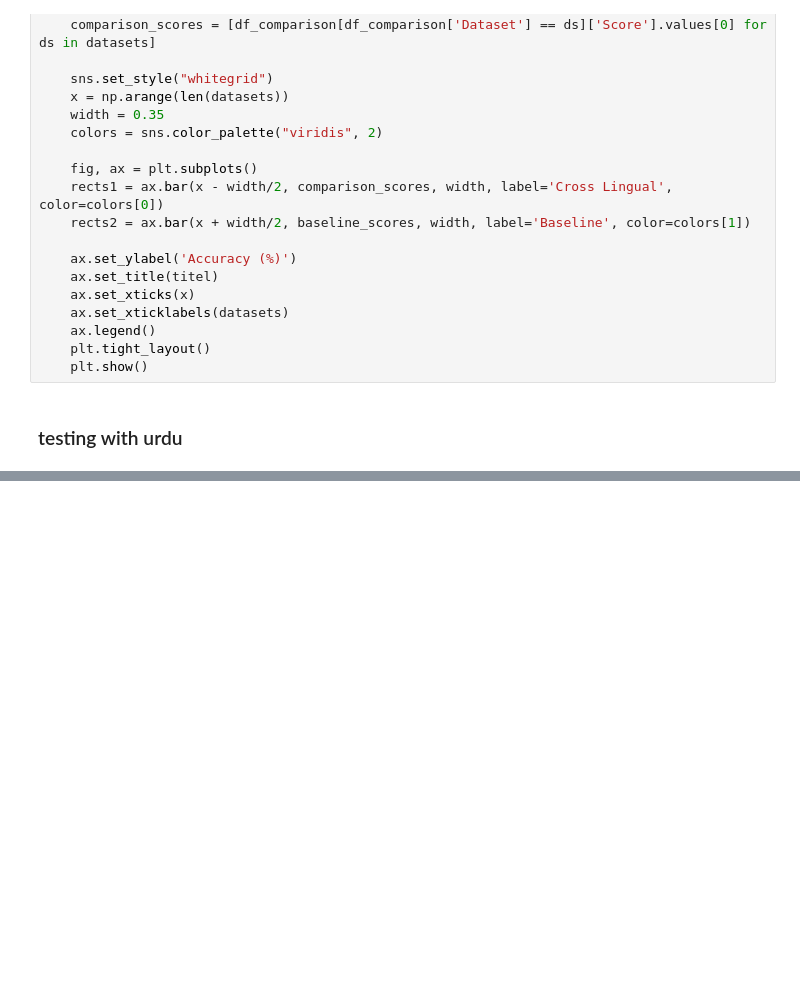
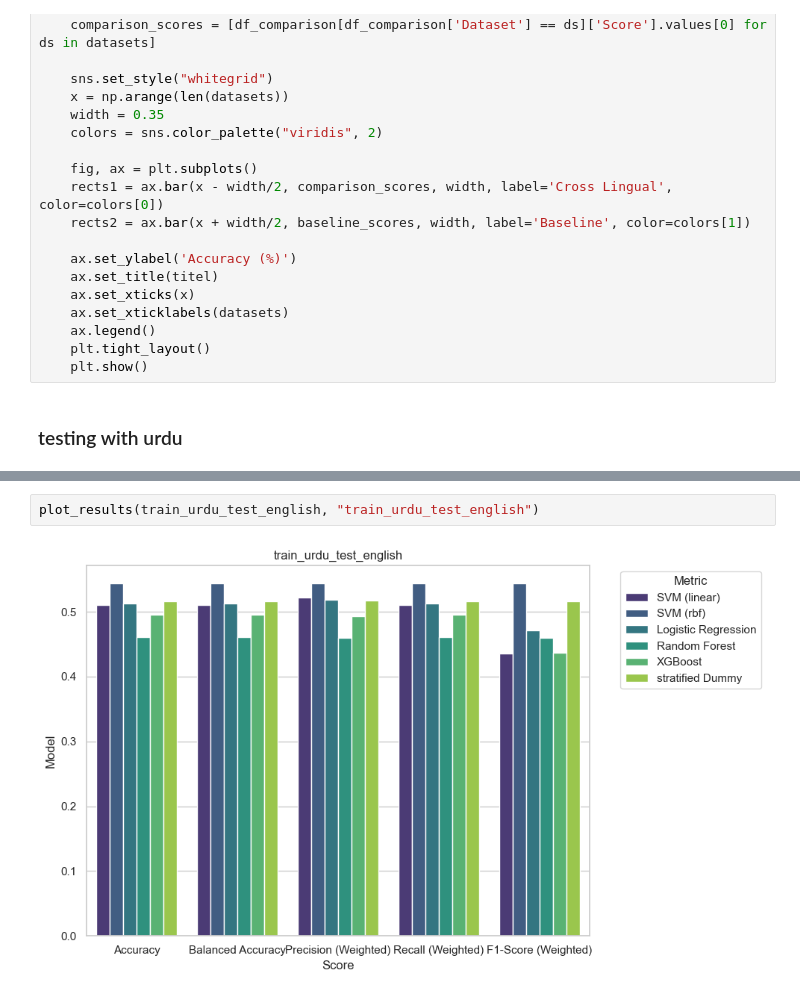
Before and after one commit to juverse/Speech-Emotion-Recognition, a Jupyter notebook: Evaluation/Crosslingual/crosslingual_evaluation.ipynb, the cells around one changed output, grey strips where cells are left out. Saved outputs shown, nothing was run; the diff lists cells and outputs as text; blank space fills up the shorter version.

```diff
--- a/Evaluation/Crosslingual/crosslingual_evaluation.ipynb
+++ b/Evaluation/Crosslingual/crosslingual_evaluation.ipynb
@@ -119,0 +126,4 @@ we choose xgboost as comparison, as it is better as the dummy
+# %%
+plot_results(train_urdu_test_english, "train_urdu_test_english")
+# %% [output]
+[figure, added]
```
Also changed, not shown: parts of 12 cells of this notebook, 1 other file.
